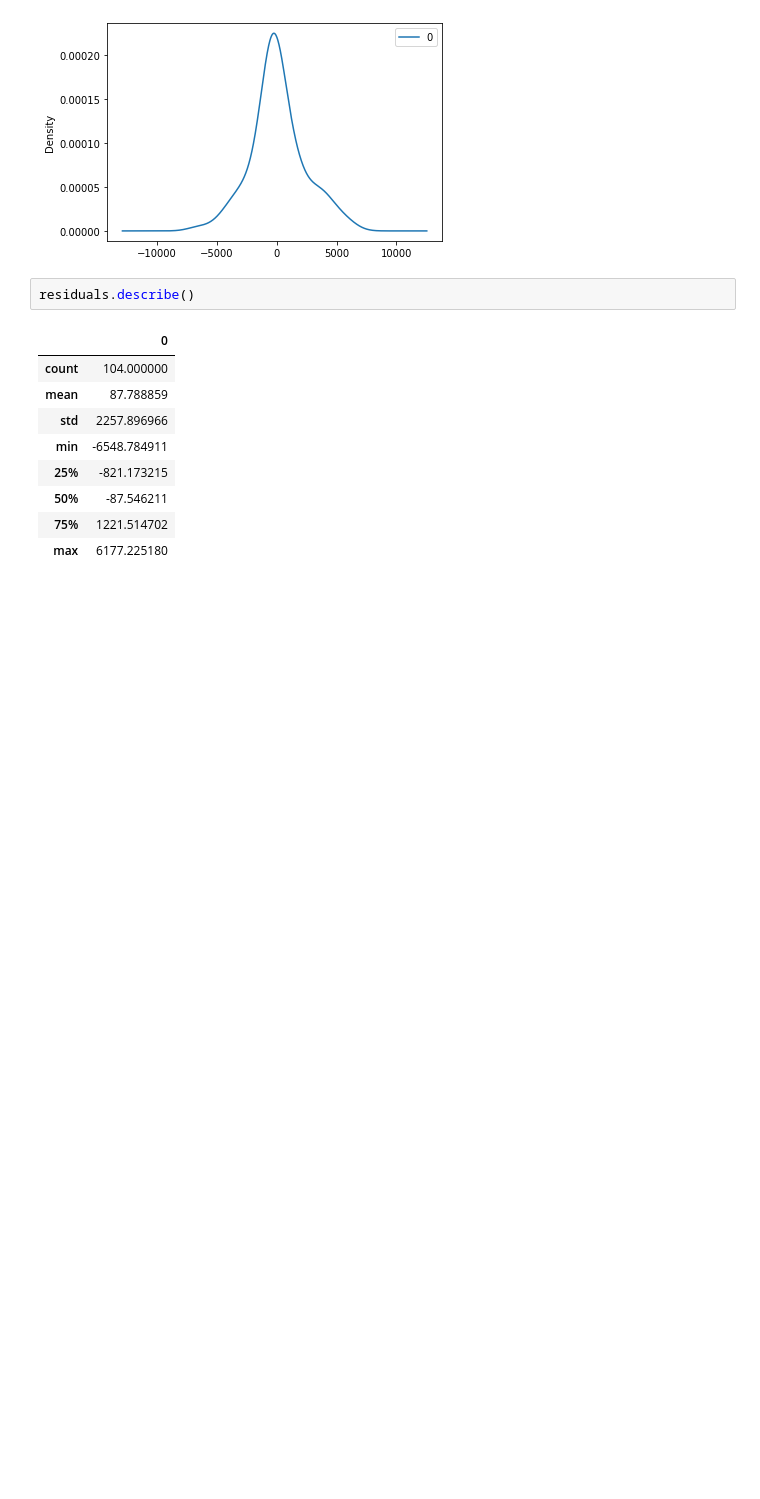
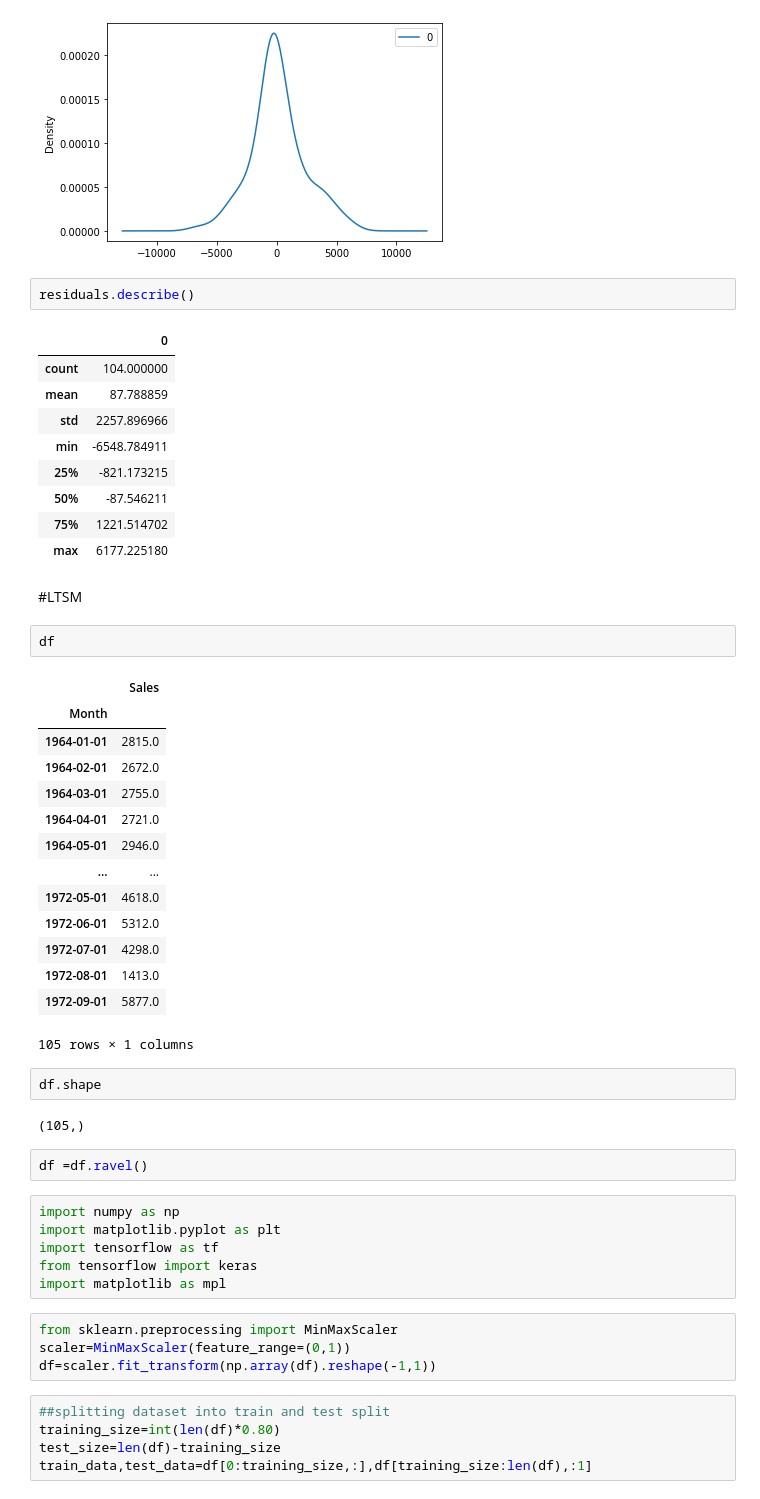
Before and after one commit to gauravpks/dl-repo, a Jupyter notebook: RNN/ARIMA_And_Seasonal_ARIMA.ipynb, the cells around one changed output. Saved outputs shown, nothing was run; the diff lists cells and outputs as text; blank space fills up the shorter version.

```diff
--- a/RNN/ARIMA_And_Seasonal_ARIMA.ipynb
+++ b/RNN/ARIMA_And_Seasonal_ARIMA.ipynb
@@ -315,3 +315,43 @@ residuals.describe()
 | 50% | -87.546211 |
 | 75% | 1221.514702 |
 | max | 6177.225180 |
+# %% [markdown]
+#LTSM
+# %%
+df
+# %% [output]
+|  | Sales |
+| Month |  |
+| 1964-01-01 | 2815.0 |
+| 1964-02-01 | 2672.0 |
+| 1964-03-01 | 2755.0 |
+| 1964-04-01 | 2721.0 |
+| 1964-05-01 | 2946.0 |
+| ... | ... |
+| 1972-05-01 | 4618.0 |
+| 1972-06-01 | 5312.0 |
+| 1972-07-01 | 4298.0 |
+| 1972-08-01 | 1413.0 |
+| 1972-09-01 | 5877.0 |
+105 rows × 1 columns
+# %%
+df.shape
+# %% [output]
+(105,)
+# %%
+df =df.ravel()
+# %%
+import numpy as np
+import matplotlib.pyplot as plt
+import tensorflow as tf
+from tensorflow import keras
+import matplotlib as mpl
+# %%
+from sklearn.preprocessing import MinMaxScaler
+scaler=MinMaxScaler(feature_range=(0,1))
+df=scaler.fit_transform(np.array(df).reshape(-1,1))
+# %%
+##splitting dataset into train and test split
+training_size=int(len(df)*0.80)
+test_size=len(df)-training_size
+train_data,test_data=df[0:training_size,:],df[training_size:len(df),:1]
```
Also changed, not shown: parts of 9 cells of this notebook.
